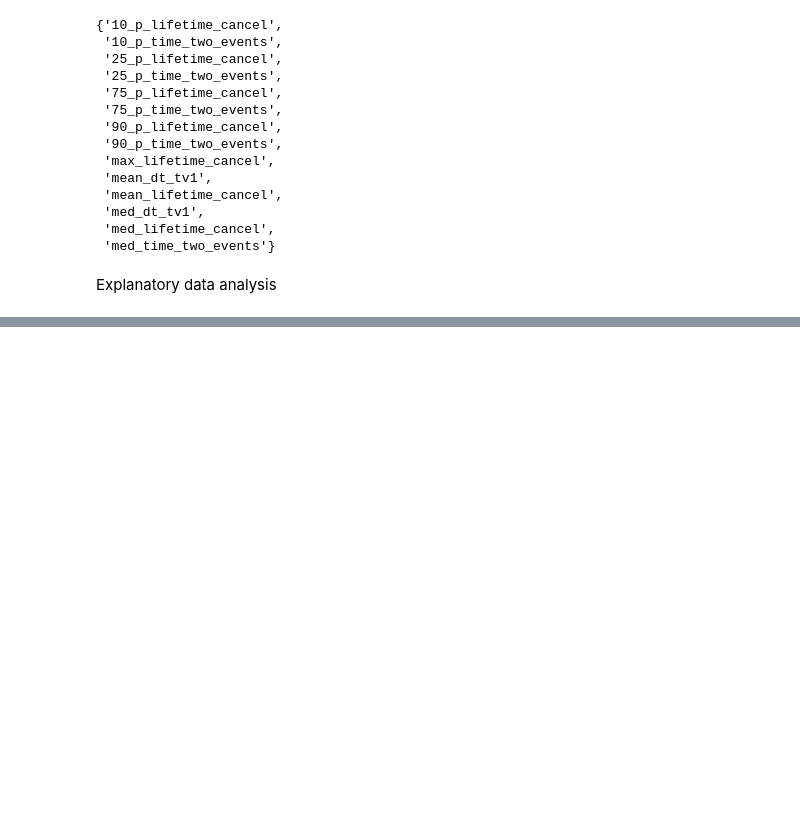
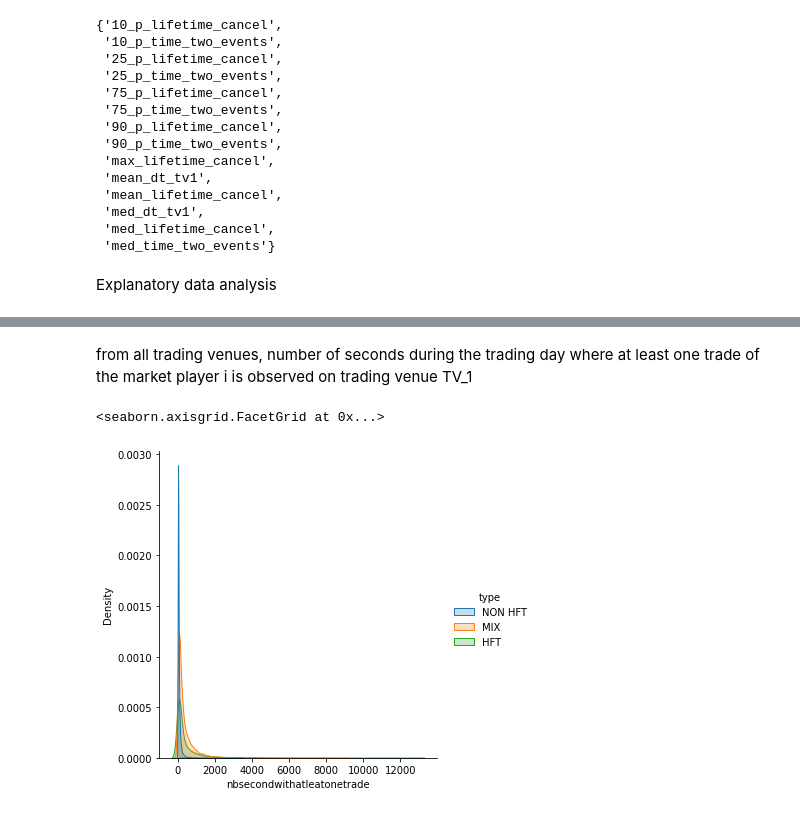
Before and after one commit to Valdi35/Detect-HFT-traders-Machine-learning-, a Jupyter notebook: Challenge_AMF.ipynb, the cells around one changed output, grey strips where cells are left out. Cells and saved outputs as stored; diff of their text form; code cells hidden in the pictures; blank space fills up the shorter version.

```diff
--- a/Challenge_AMF.ipynb
+++ b/Challenge_AMF.ipynb
@@ -304,7 +312,3 @@ corr_features
 df = df.drop(corr_features,axis=1)
 # %% [markdown]
 Explanatory data analysis
-# %%
-df = df.set_index('trader')
-# %%
-df = pd.DataFrame(data=df)
@@ -310,0 +338,7 @@ df = pd.DataFrame(data=df)
+# %% [markdown]
+from all trading venues, number of seconds during the trading day where at least one trade of the market player i is observed on trading venue TV_1
+# %%
+sns.displot(df, x="nbsecondwithatleatonetrade", hue="type", kind="kde", fill=True)
+# %% [output]
+<seaborn.axisgrid.FacetGrid at 0x...>
+[figure, added]
```
Also changed, not shown: parts of 11 cells of this notebook.
